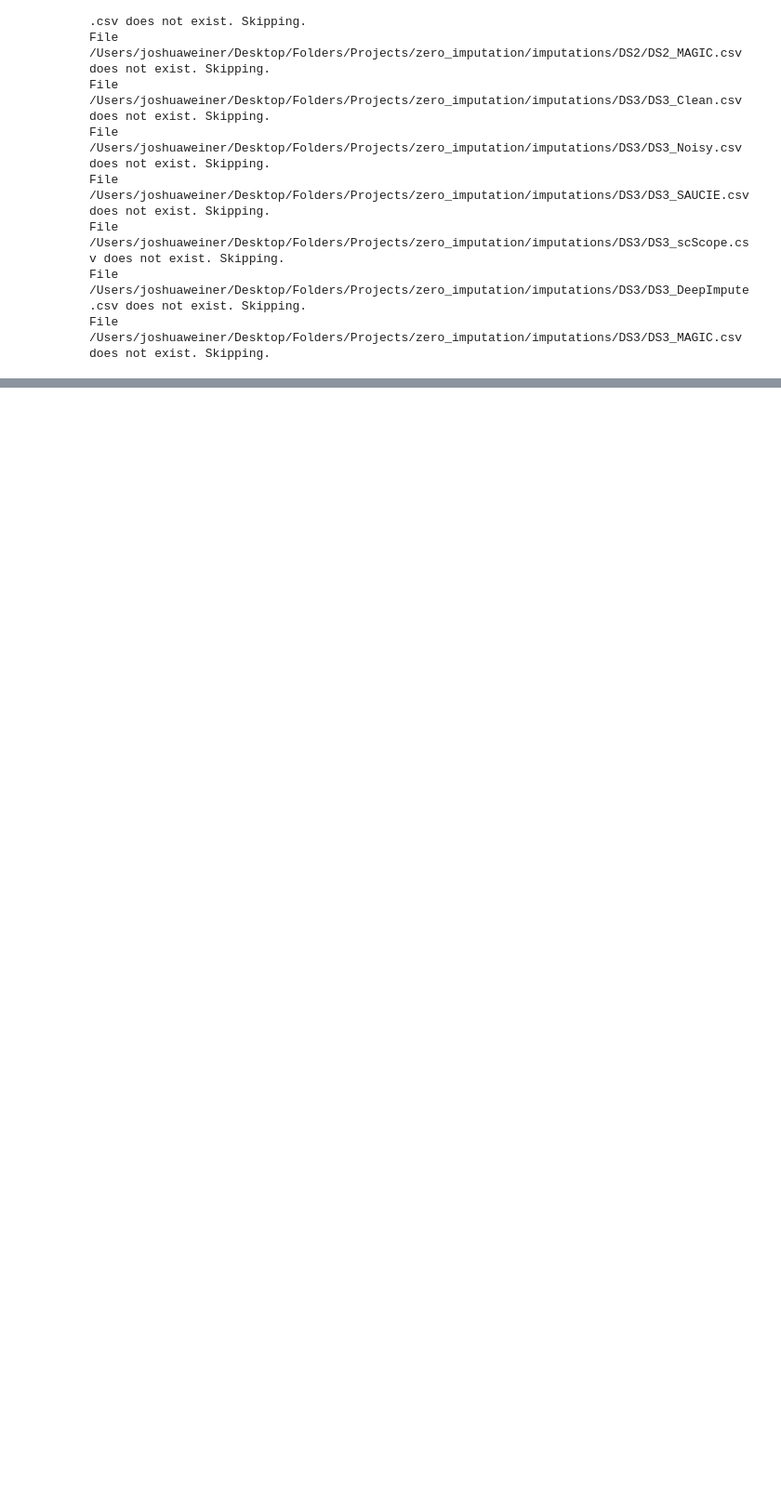
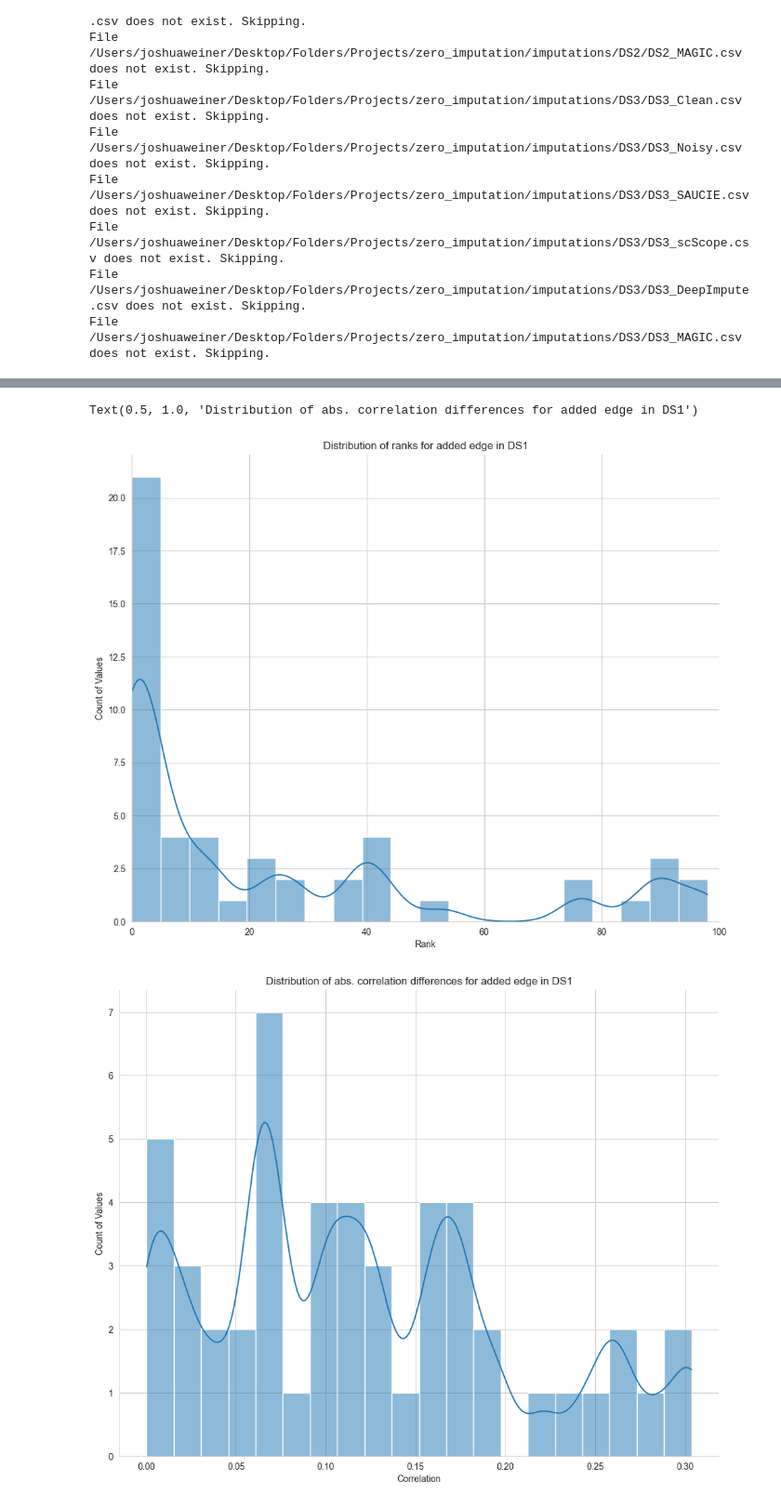
Before and after one commit to ankitbha/dfdl_imputation, a Jupyter notebook: pearson_tests.ipynb, the cells around one changed output, grey strips where cells are left out. Shown at 93% size. Saved outputs shown, nothing was run; the diff lists cells and outputs as text; code cells hidden in the pictures; blank space fills up the shorter version.

Commit message:
adding newest experiment results + method

```diff
--- a/pearson_tests.ipynb
+++ b/pearson_tests.ipynb
@@ -315,0 +361,23 @@ edge_finding_experiment()
+# %%
+import seaborn as sns
+## Plot the results from the experiment
+dataset_id = 1
+experiment_dir = os.path.join(os.getcwd(), 'experiments/edge_finding/')
+experiment_file = os.path.join(experiment_dir, f"DS{dataset_id}_edge_finding_experiment.csv")
+
+df = pd.read_csv(experiment_file)
+sns.set_style("whitegrid")
+# density plot
+plot = sns.displot(df['Rank'], kde=True, bins=20, kde_kws={'bw_adjust': 0.25}, height=8, aspect=1.25)
+plot.set(xlim=(0, 100))
+plot.set_axis_labels('Rank', 'Count of Values')
+plt.title(f'Distribution of ranks for added edge in DS{dataset_id}')
+
+plot = sns.displot(df['Correlation'], kde=True, bins=20, kde_kws={'bw_adjust': 0.25}, height=8, aspect=1.25)
+#plot.set(xlim=(0, 1))
+plot.set_axis_labels('Correlation', 'Count of Values')
+plt.title(f'Distribution of abs. correlation differences for added edge in DS{dataset_id}')
+# %% [output]
+Text(0.5, 1.0, 'Distribution of abs. correlation differences for added edge in DS1')
+[figure, added]
+[figure, added]
```
Also changed, not shown: parts of 4 cells of this notebook, 1 other file.
